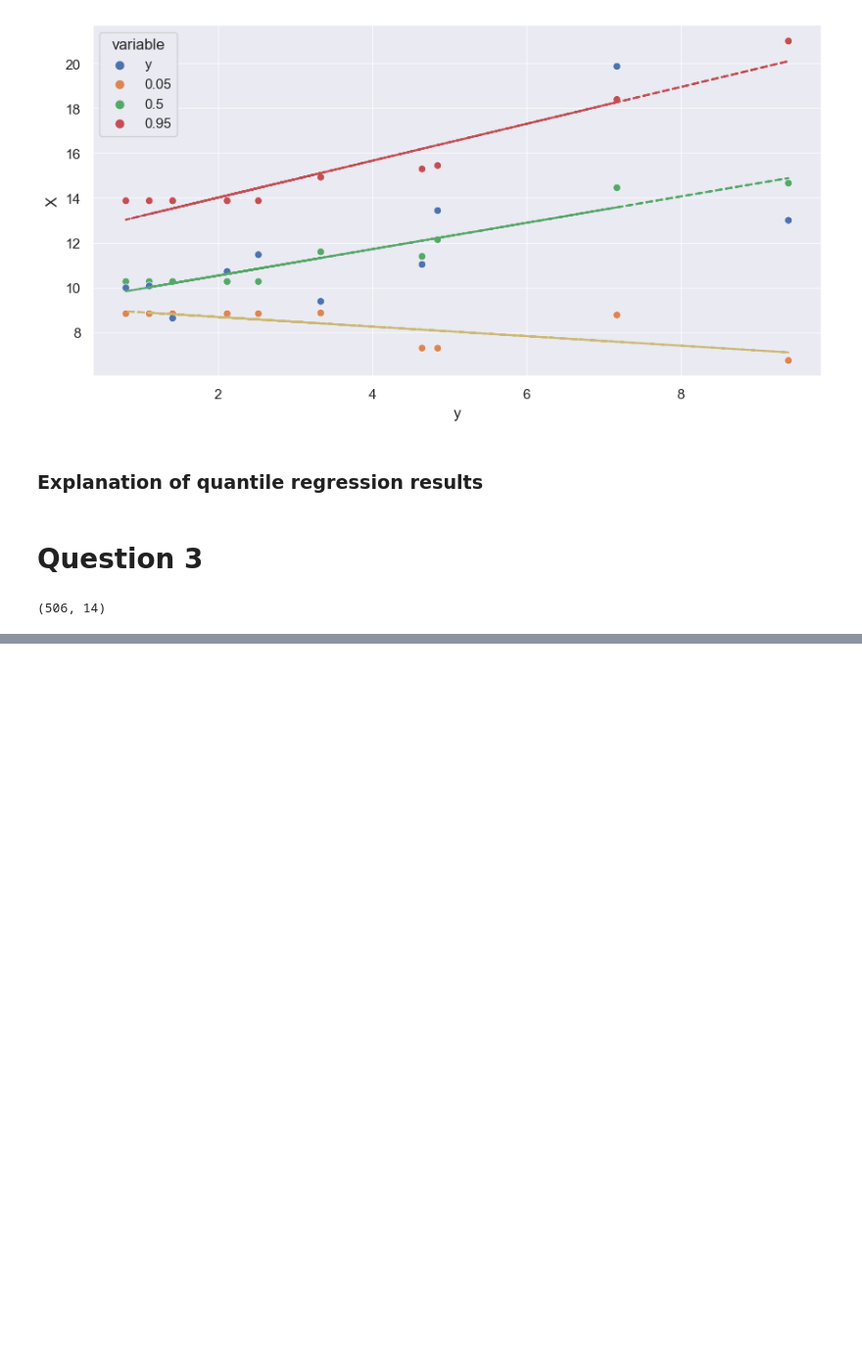
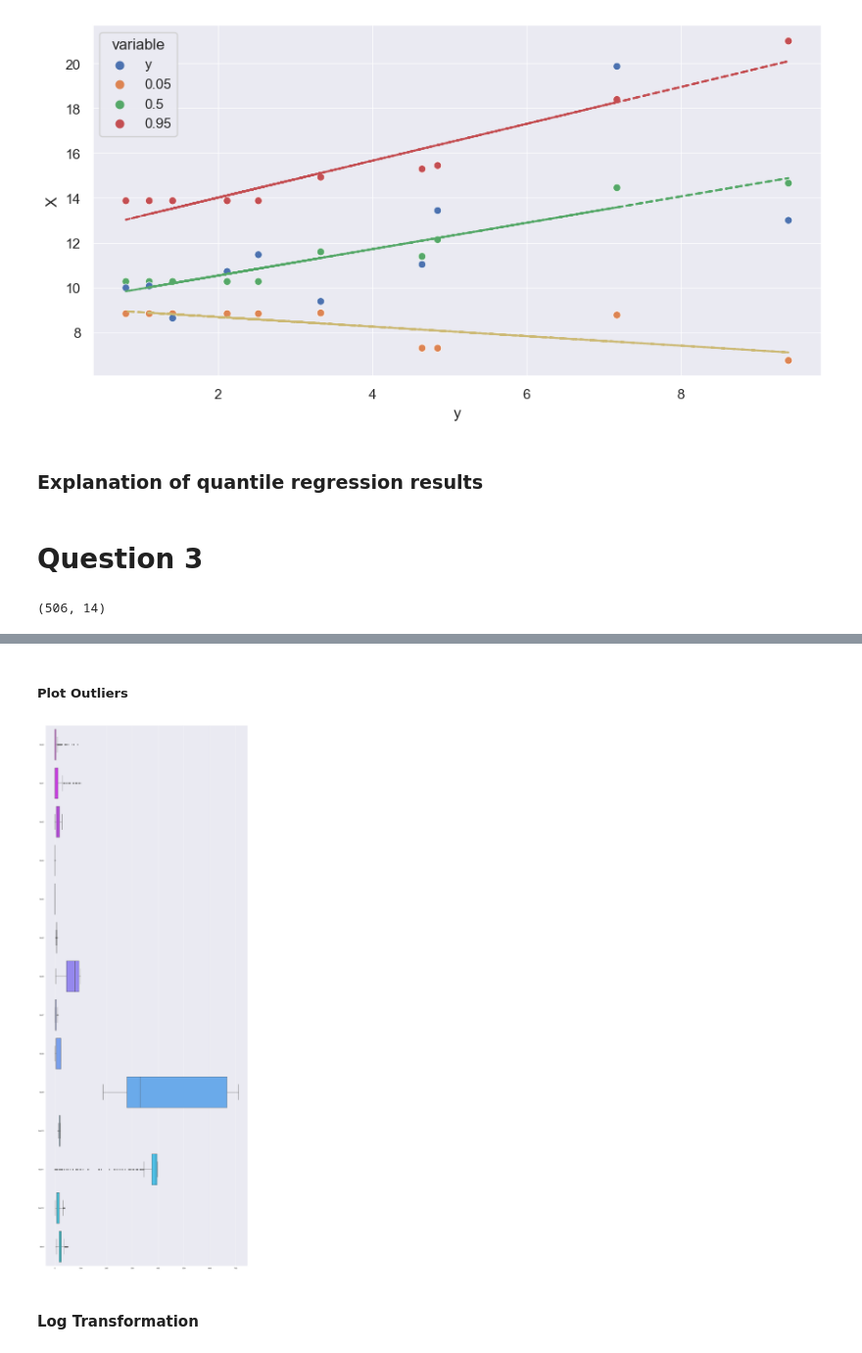
Before and after one commit to DimaFrank/ML, a Jupyter notebook: Assignment1.ipynb, the cells around one changed output, grey strips where cells are left out. Shown at 98% size. Cells and saved outputs as stored; diff of their text form; code cells hidden in the pictures; blank space fills up the shorter version.

```diff
--- a/Assignment1.ipynb
+++ b/Assignment1.ipynb
@@ -387,0 +343,9 @@ Mean and std of coefficient of determination = 0.989295 and 0.034629 respectivel
+# %% [markdown]
+##### Plot Outliers
+# %%
+sns.set(rc={"figure.figsize":(20, 55)})
+ax = sns.boxplot(data=data3[data3.columns], orient="h", palette="cool_r")
+# %% [output]
+[figure, added]
+# %% [markdown]
+#### Log Transformation
```
Also changed, not shown: parts of 42 cells of this notebook.
